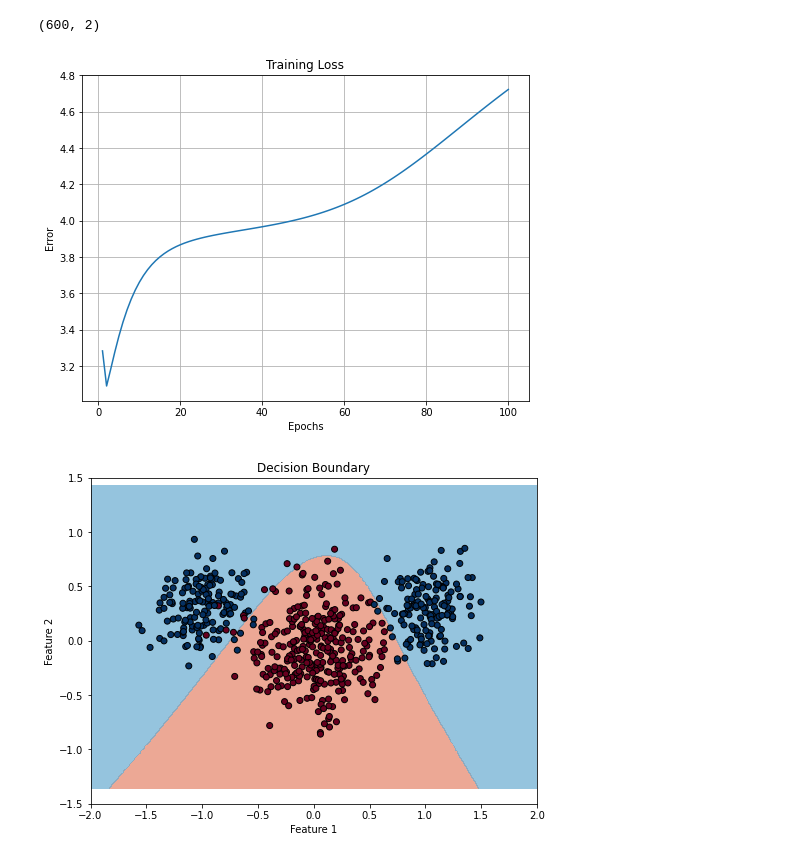
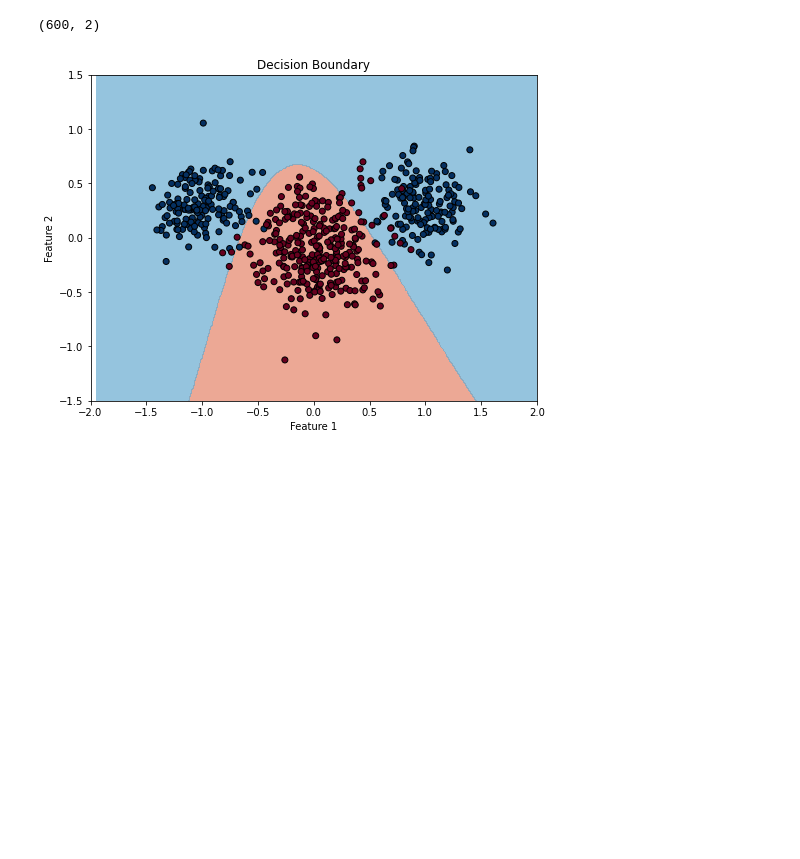
Before and after one commit to kyebinan/Deep_Learning_KTH, a Jupyter notebook: LAB1B/notebook2.ipynb, the cells around one changed output. Saved outputs shown, nothing was run; the diff lists cells and outputs as text; code cells hidden in the pictures; blank space fills up the shorter version.

```diff
--- a/LAB1B/notebook2.ipynb
+++ b/LAB1B/notebook2.ipynb
@@ -19,11 +19,10 @@ data.shape
 (600, 2)
 # %%
 input_dim = 2
-hidden_dim = 8
+hidden_dim = 6
 #output_dim = 1
 
 perceptron = mlp.MultiLayersPerceptron(input_dim, hidden_dim, task=mlp.TASK1)
 perceptron.train(data, label, epochs=100, lr = 0.01, batch_size=50)
 # %% [output]
-[figure, old version]
+[figure, new version]
-[figure, removed]
```
Also changed, not shown: parts of 1 cell of this notebook.
